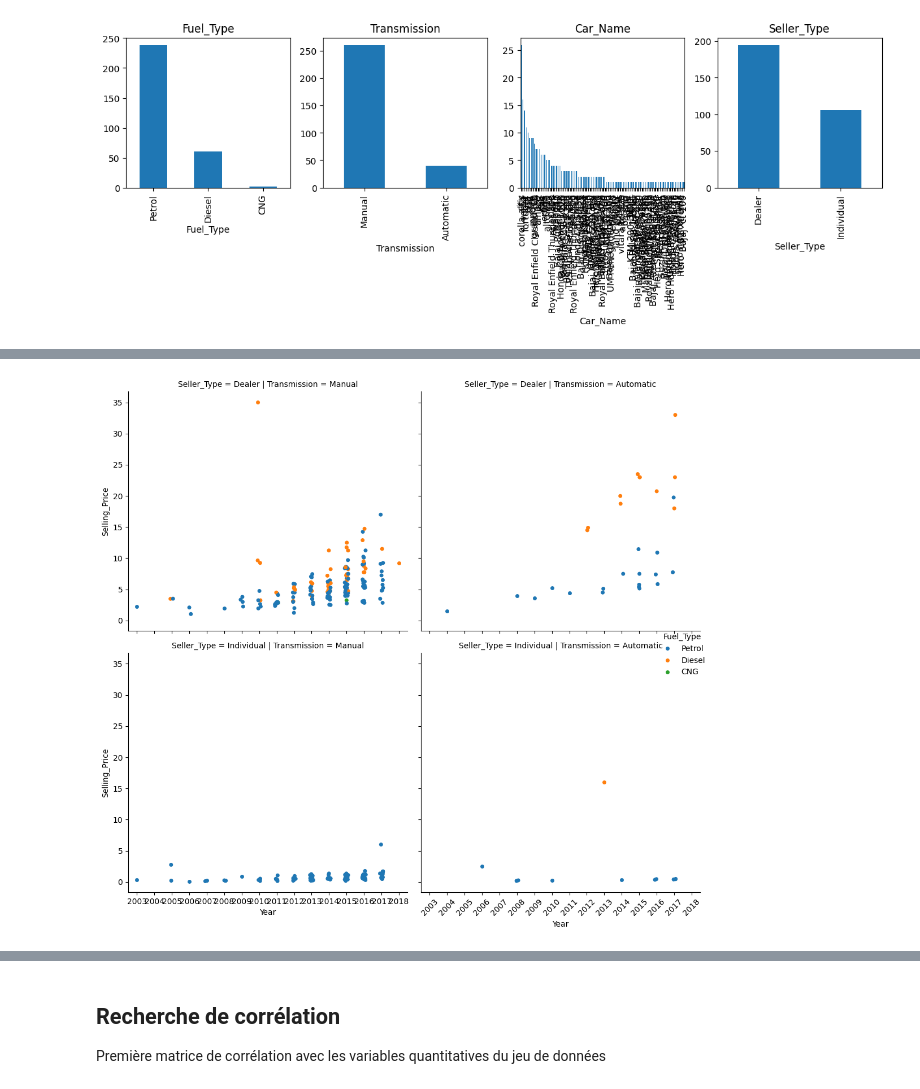
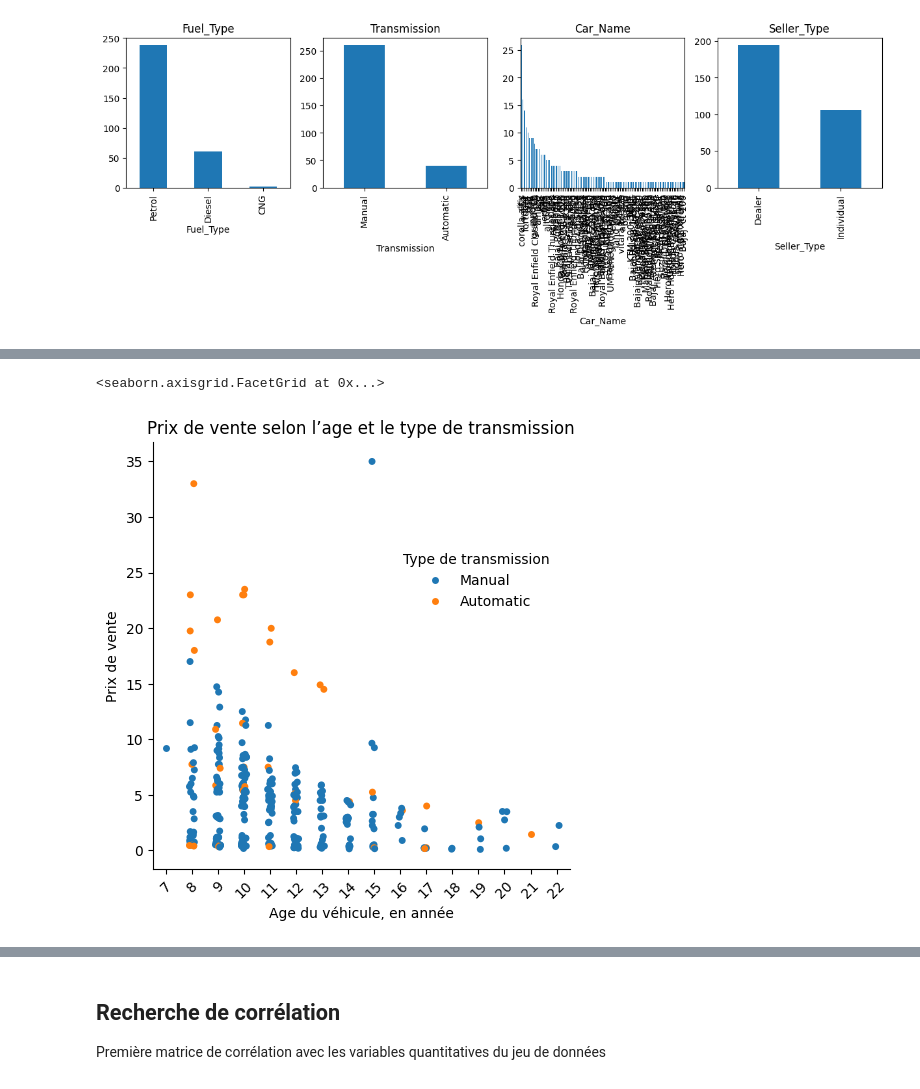
Before and after one commit to bruno-coulet/new-car, a Jupyter notebook: new-car.ipynb, the cells around one changed output, grey strips where cells are left out. Cells and saved outputs as stored; diff of their text form; code cells hidden in the pictures.

```diff
--- a/new-car.ipynb
+++ b/new-car.ipynb
@@ -113,11 +114,17 @@ age_fuel_price
-# %%
-# Option 2: Ajouter row pour créer une grille 2D
-g = sns.catplot(x="Year", y="Selling_Price",
-                hue="Fuel_Type",
-                col="Transmission",
-                row="Seller_Type",  # Crée une ligne pour chaque type de vendeur
-                data=df)
-plt.xticks(rotation=45)
-plt.tight_layout()
-# %% [output]
-[figure, removed]
+# %%
+
+age_transmission_price = sns.catplot(x="Car_Age", y="Selling_Price",
+                hue="Transmission",
+                data=df)
+age_transmission_price._legend.set_title("Type de transmission")
+age_transmission_price._legend.set_bbox_to_anchor((0.75, 0.7))
+
+plt.xticks(rotation=45)
+plt.xlabel("Age du véhicule, en année")
+plt.ylabel("Prix de vente")
+plt.title("Prix de vente selon l’age et le type de transmission")
+
+age_transmission_price
+# %% [output]
+<seaborn.axisgrid.FacetGrid at 0x...>
+[figure, added]
```
Also changed, not shown: parts of 4 cells of this notebook.
